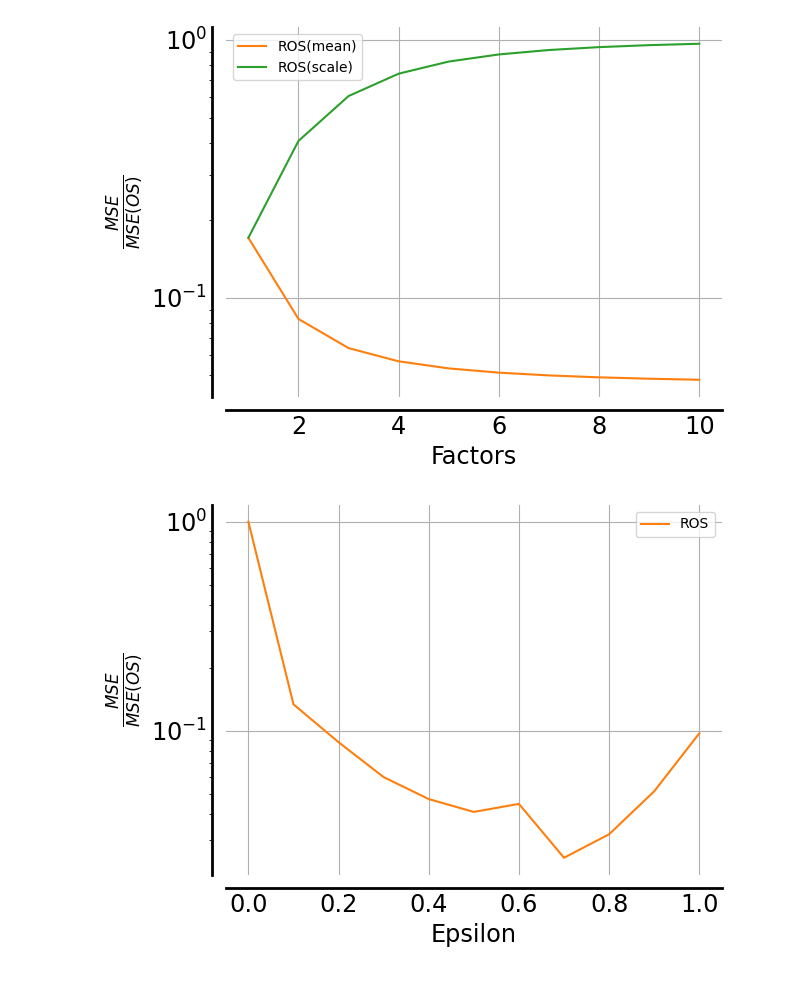
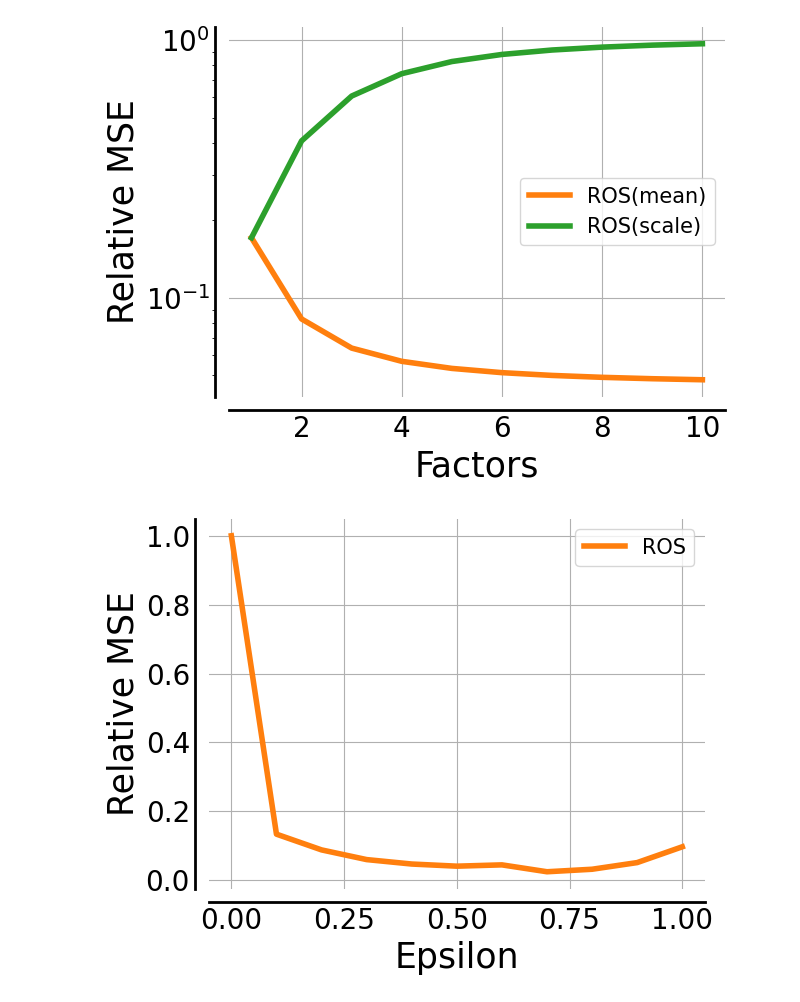
Before and after one commit to uoe-agents/robust_onpolicy_data_collection, a Jupyter notebook: plotting/plots_appendix.ipynb, the cells around one changed output. Cells and saved outputs as stored; diff of their text form; code cells hidden in the pictures.

Commit message:
update fontsize of axes labels in plots

```diff
--- a/plotting/plots_appendix.ipynb
+++ b/plotting/plots_appendix.ipynb
@@ -1153,16 +1153,16 @@ mseo10 = (dato10-1)**2
 
 bbb[10-1] = np.mean(mse10)/np.mean(mseo10)
 # %%
-plt.plot(xx, aa, alpha = 1, label = 'ROS(mean)', color = cycle_colors[1])
-plt.plot(xx, bbb, alpha = 1, label = 'ROS(scale)',color = cycle_colors[2])
+plt.plot(xx, aa, alpha = 1, label = 'ROS(mean)', color = cycle_colors[1], linewidth=4)
+plt.plot(xx, bbb, alpha = 1, label = 'ROS(scale)',color = cycle_colors[2], linewidth=4)
 plt.yscale('log')
 annotate_and_decorate_axis(
-    plt.gcf().axes[0], 'Factors', r'$\frac{MSE}{MSE(OS)}$', labelsize='xx-large', ticklabelsize='xx-large'
+    plt.gcf().axes[0], 'Factors', 'Relative MSE', labelsize=25, ticklabelsize=20,
 )
-plt.legend()
+plt.legend(fontsize=15)
 plt.savefig('appendix_figures/figure12a.pdf', format='pdf', bbox_inches='tight')
 # %% [output]
-[figure, old version]
+[figure, new version]
 # %%
 # Figure 12(b)
 cc = np.zeros(11)
@@ -1276,38 +1276,38 @@ mseo8 = (dato8-1)**2
 cc[8] = np.mean(mser8)/np.mean(mseo8)
 
 filer9 = 'data/Gridworld_ms/GridWorldM1S0_9_RobustOnPolicySampler1_MonteCarlo'
 aaar9 = load_pickle_data(filer9)
 datr9 = np.array(aaar9['estimations']['RobustOnPolicySampler', 'MonteCarlo'])
 mser9 = (datr9-1)**2
 
 fileo9 = 'data/Gridworld_ms/GridWorldM1S0_9_OnPolicySampler1_MonteCarlo'
 aaao9 = load_pickle_data(fileo9)
 dato9 = np.array(aaao9['estimations']['OnPolicySampler', 'MonteCarlo'])
 mseo9 = (dato9-1)**2
 
 cc[9] = np.mean(mser9)/np.mean(mseo9)
 
 filer10 = 'data/Gridworld_ms/GridWorldM1S0_10_RobustOnPolicySampler1_MonteCarlo'
 aaar10 = load_pickle_data(filer10)
 datr10 = np.array(aaar10['estimations']['RobustOnPolicySampler', 'MonteCarlo'])
 mser10 = (datr10-1)**2
 
 fileo10 = 'data/Gridworld_ms/GridWorldM1S0_10_OnPolicySampler1_MonteCarlo'
 aaao10 = load_pickle_data(fileo10)
 dato10 = np.array(aaao10['estimations']['OnPolicySampler', 'MonteCarlo'])
 mseo10 = (dato10-1)**2
 
 cc[10] = np.mean(mser10)/np.mean(mseo10)
 
-plt.plot(xx, cc, alpha = 1, label = 'ROS', color = cycle_colors[1])
-plt.yscale('log')
+plt.plot(xx, cc, alpha = 1, label = 'ROS', color = cycle_colors[1], linewidth=4)
+# plt.yscale('log')
 annotate_and_decorate_axis(
-    plt.gcf().axes[0], 'Epsilon', r'$\frac{MSE}{MSE(OS)}$', labelsize='xx-large', ticklabelsize='xx-large'
+    plt.gcf().axes[0], 'Epsilon', 'Relative MSE', labelsize=25, ticklabelsize=20
 )
-plt.legend()
+plt.legend(fontsize=15)
 plt.savefig('appendix_figures/figure12b.pdf', format='pdf', bbox_inches='tight')
 # %% [output]
-[figure, old version]
+[figure, new version]
 # %%
 # Figure 13(a)
 file1 = 'data/bandit/MultiBandit_5000_OnPolicySampler1_MonteCarlo'
```
Also changed, not shown: parts of 33 cells of this notebook, 1 other file.
